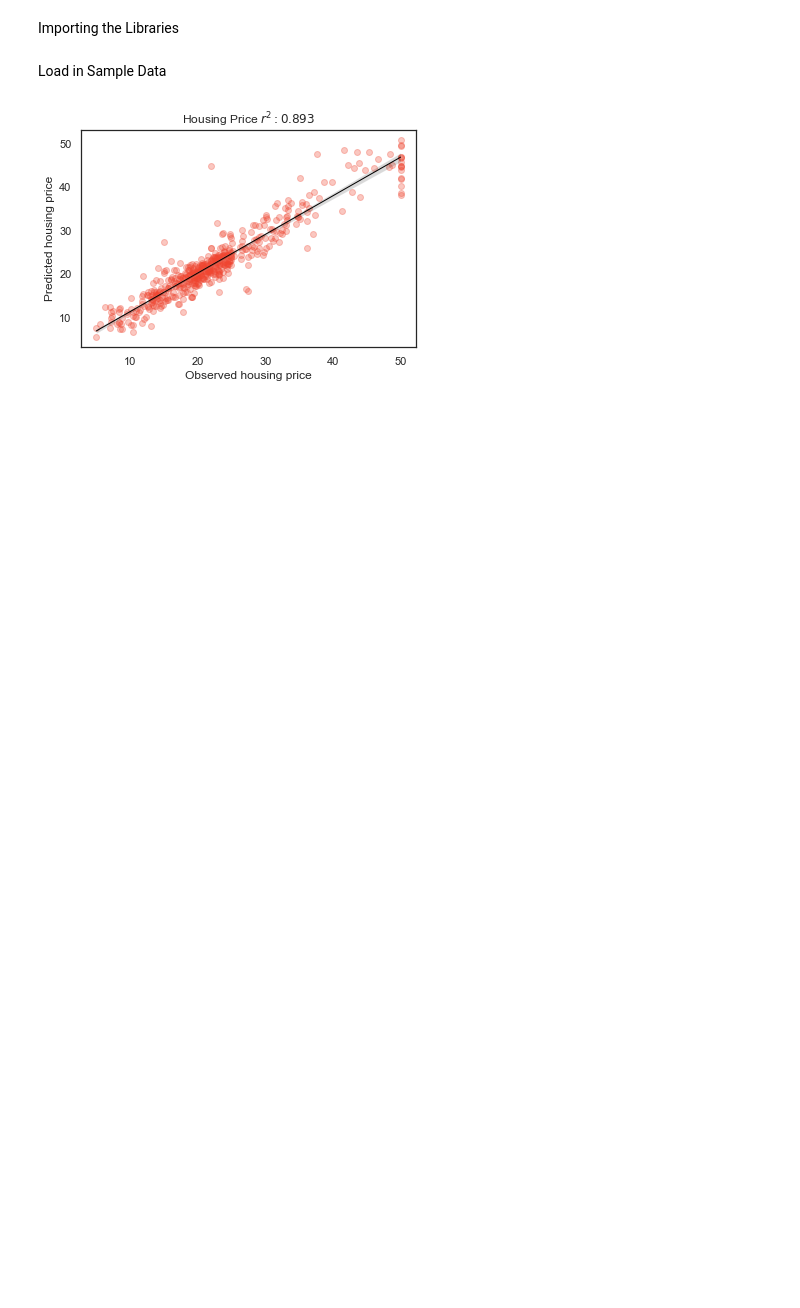
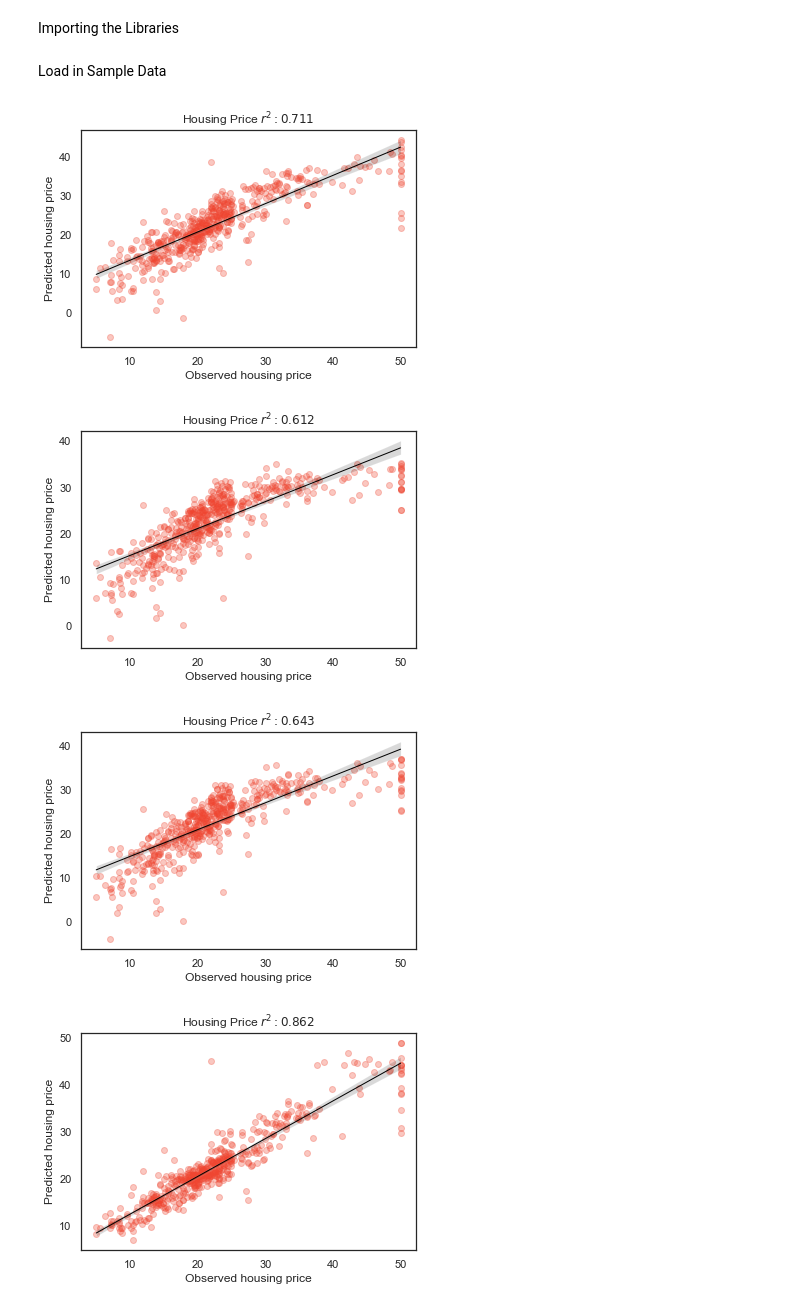
Before and after one commit to khelzor31415/mapping-poverty, a Jupyter notebook: notebooks/utils_test.ipynb, the cells around one changed output. Saved outputs shown, nothing was run; the diff lists cells and outputs as text; code cells hidden in the pictures; blank space fills up the shorter version.

```diff
--- a/notebooks/utils_test.ipynb
+++ b/notebooks/utils_test.ipynb
@@ -28,11 +28,14 @@ housing_prices = datasets.load_boston()
 X = housing_prices.data
 y = housing_prices.target
 # %%
-model_types = ['xgboost']
+model_types = ['ridge', 'lasso', 'elastic_net', 'random_forest', 'xgboost']
 for _ in model_types:
     model = model_utils.get_model(_)
     param_grid = model_utils.get_param_grid(_)
     cv, nested_scores, y, y_pred = model_utils.nested_cross_validation(model, X, y, param_grid)
     model_utils.plot_cross_val_results(y, y_pred, 'Housing Price', nested_scores)
 # %% [output]
-[figure, old version]
+[figure, new version]
+[figure, added]
+[figure, added]
+[figure, added]
```
Also changed, not shown: parts of 1 cell of this notebook, 2 other files.
